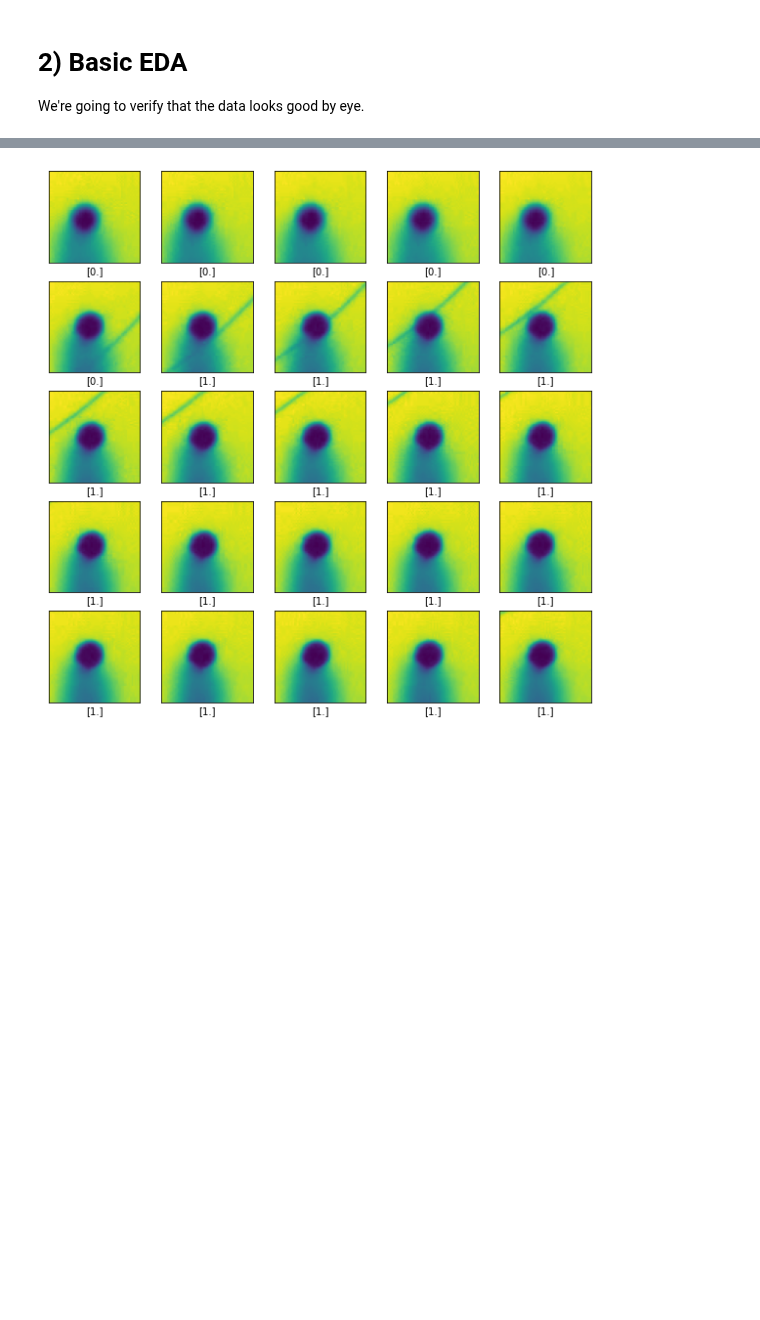
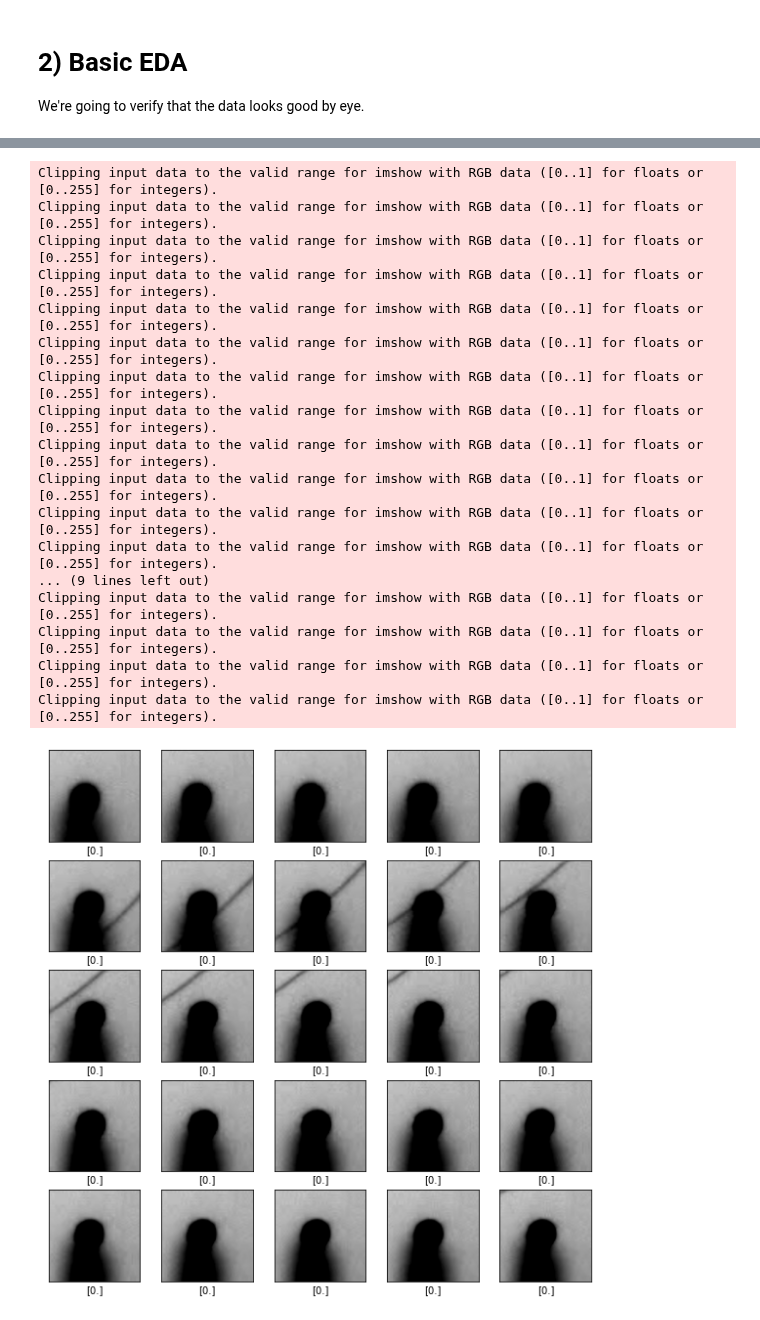
Before and after one commit to jacheung/bookshelf, a Jupyter notebook: autocurator_CNN_v1_0.ipynb, the cells around one changed output, grey strips where cells are left out. Drawn from its saved outputs; the diff is of its cells as text; code cells hidden in the pictures; blank space fills up the shorter version.

Commit message:
first successful model iteration with class imbalancing

```diff
--- a/autocurator_CNN_v1_0.ipynb
+++ b/autocurator_CNN_v1_0.ipynb
@@ -15,6 +16,6 @@ Drive already mounted at /content/gdrive; to attempt to forcibly remount, call d
 # %%
 # Load datasets
 raw_X = np.load('/content/gdrive/My Drive/Colab Notebooks/AH0000x000000-1_dataset.npy')
-raw_Y = np.rot90(np.load('/content/gdrive/My Drive/Colab Notebooks/AH0000x000000-1_touchClass.mat.npy'))
+raw_Y = np.load('/content/gdrive/My Drive/Colab Notebooks/AH0000x000000-1_touchClass.npy').astype(int)
 # %% [markdown]
 ## 1) Data cleaning
@@ -28,12 +32,15 @@ print('converted rgb image size = ' + str(rgb_batch.shape))
 raw image size = (732, 61, 61)
 converted rgb image size = (732, 61, 61, 3)
 # %%
-IMG_SIZE = 160 # All images will be resized to 160x160. This is the size of MobileNetV2 input sizes
-mean_img_density = np.mean([x.mean() for x in raw_X]) # All images will be mean normalized to average value
+# b. image resizing
+
+IMG_SIZE = 96 # All images will be resized to 160x160. This is the size of MobileNetV2 input sizes
 
 rgb_tensor = tf.cast(rgb_batch, tf.float32) # convert to tf tensor with float32 dtypes
-rgb_tensor = rgb_batch / mean_img_density # mean normalization
-rgb_tensor = tf.image.resize(rgb_tensor, (160, 160)) # resizing
+rgb_tensor = (rgb_tensor/127.5) - 1 # /127.5 = 0:2, -1 = -1:1 requirement for mobilenetV2
+rgb_tensor = tf.image.resize(rgb_tensor, (IMG_SIZE, IMG_SIZE)) # resizing
 
 IMG_SHAPE = (IMG_SIZE, IMG_SIZE, 3)
+
+rgb_tensor.shape
 # %% [output]
@@ -63,12 +72,30 @@ plt.tight_layout()
 # %%
+# Plot first 25 trials and see what they look like
 plt.figure(figsize=(10,10))
 for i in range(25):
     plt.subplot(5,5,i+1)
     plt.xticks([])
     plt.yticks([])
     plt.grid(False)
-    plt.imshow(raw_X[i])
+    plt.imshow(rgb_tensor[i])
     plt.xlabel(str(raw_Y[i]))
 plt.show()
 # %% [output]
+Clipping input data to the valid range for imshow with RGB data ([0..1] for floats or [0..255] for integers).
+Clipping input data to the valid range for imshow with RGB data ([0..1] for floats or [0..255] for integers).
+Clipping input data to the valid range for imshow with RGB data ([0..1] for floats or [0..255] for integers).
+Clipping input data to the valid range for imshow with RGB data ([0..1] for floats or [0..255] for integers).
+Clipping input data to the valid range for imshow with RGB data ([0..1] for floats or [0..255] for integers).
+Clipping input data to the valid range for imshow with RGB data ([0..1] for floats or [0..255] for integers).
+Clipping input data to the valid range for imshow with RGB data ([0..1] for floats or [0..255] for integers).
+Clipping input data to the valid range for imshow with RGB data ([0..1] for floats or [0..255] for integers).
+Clipping input data to the valid range for imshow with RGB data ([0..1] for floats or [0..255] for integers).
+Clipping input data to the valid range for imshow with RGB data ([0..1] for floats or [0..255] for integers).
+Clipping input data to the valid range for imshow with RGB data ([0..1] for floats or [0..255] for integers).
+Clipping input data to the valid range for imshow with RGB data ([0..1] for floats or [0..255] for integers).
+... (9 lines left out)
+Clipping input data to the valid range for imshow with RGB data ([0..1] for floats or [0..255] for integers).
+Clipping input data to the valid range for imshow with RGB data ([0..1] for floats or [0..255] for integers).
+Clipping input data to the valid range for imshow with RGB data ([0..1] for floats or [0..255] for integers).
+Clipping input data to the valid range for imshow with RGB data ([0..1] for floats or [0..255] for integers).
-[figure, old version]
+[figure, new version]
```
Also changed, not shown: parts of 18 cells of this notebook.
